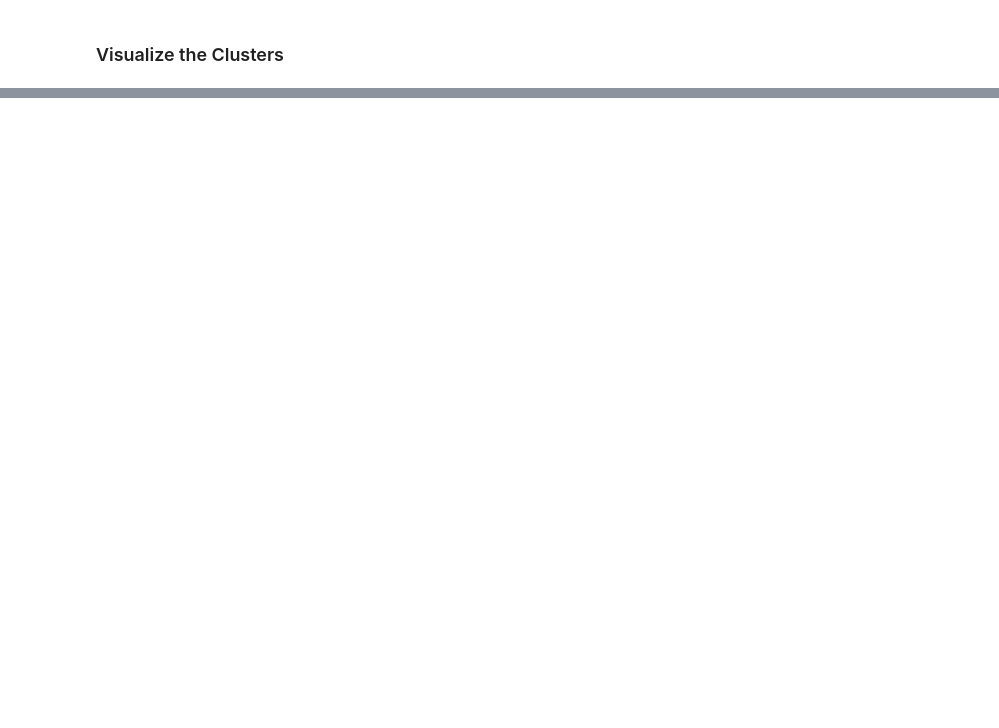
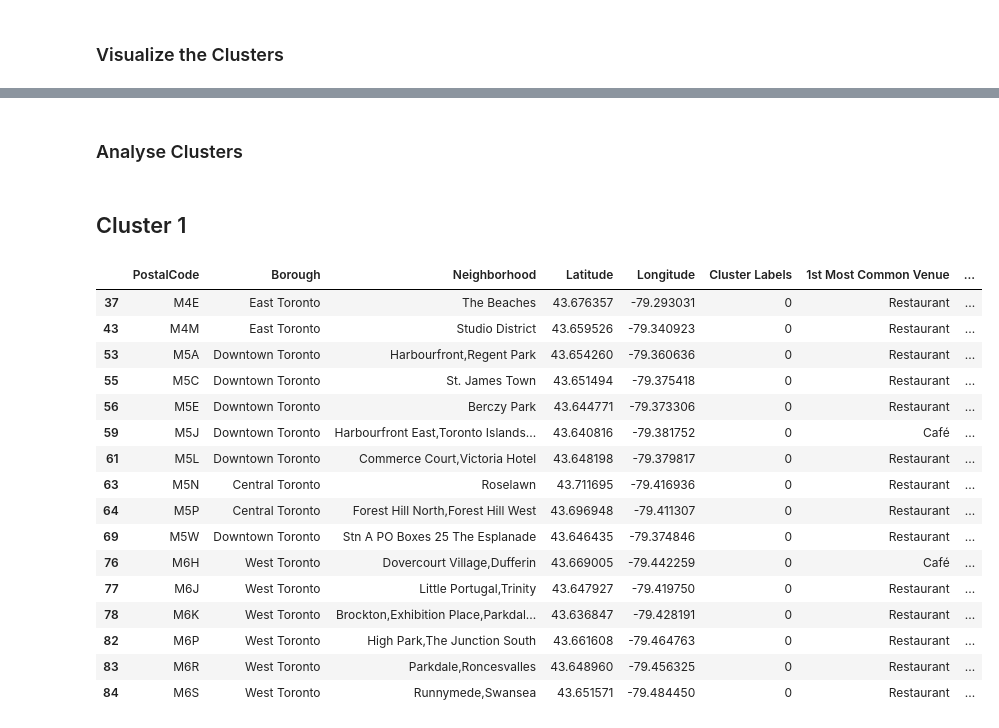
Before and after one commit to balas9977/Coursera_Capstone, a Jupyter notebook: Clustering Neighborhoods - Part 3.ipynb, the cells around one changed output, grey strips where cells are left out. Drawn from its saved outputs; the diff is of its cells as text; code cells hidden in the pictures; blank space fills up the shorter version.

```diff
--- a/Clustering Neighborhoods - Part 3.ipynb
+++ b/Clustering Neighborhoods - Part 3.ipynb
@@ -387,3 +439,27 @@ for lat, lon, poi, cluster in zip(toronto_df_with_clusters['Latitude'], toronto_
 map_clusters
 # %% [output]
 [interactive output not drawn]
+# %% [markdown]
+### Analyse Clusters
+# %% [markdown]
+## Cluster 1
+# %%
+toronto_df_with_clusters[toronto_df_with_clusters['Cluster Labels'] == 0]
+# %% [output]
+|  | PostalCode | Borough | Neighborhood | Latitude | Longitude | Cluster Labels | 1st Most Common Venue | ... |
+| 37 | M4E | East Toronto | The Beaches | 43.676357 | -79.293031 | 0 | Restaurant | ... |
+| 43 | M4M | East Toronto | Studio District | 43.659526 | -79.340923 | 0 | Restaurant | ... |
+| 53 | M5A | Downtown Toronto | Harbourfront,Regent Park | 43.654260 | -79.360636 | 0 | Restaurant | ... |
+| 55 | M5C | Downtown Toronto | St. James Town | 43.651494 | -79.375418 | 0 | Restaurant | ... |
+| 56 | M5E | Downtown Toronto | Berczy Park | 43.644771 | -79.373306 | 0 | Restaurant | ... |
+| 59 | M5J | Downtown Toronto | Harbourfront East,Toronto Islands... | 43.640816 | -79.381752 | 0 | Café | ... |
+| 61 | M5L | Downtown Toronto | Commerce Court,Victoria Hotel | 43.648198 | -79.379817 | 0 | Restaurant | ... |
+| 63 | M5N | Central Toronto | Roselawn | 43.711695 | -79.416936 | 0 | Restaurant | ... |
+| 64 | M5P | Central Toronto | Forest Hill North,Forest Hill West | 43.696948 | -79.411307 | 0 | Restaurant | ... |
+| 69 | M5W | Downtown Toronto | Stn A PO Boxes 25 The Esplanade | 43.646435 | -79.374846 | 0 | Restaurant | ... |
+| 76 | M6H | West Toronto | Dovercourt Village,Dufferin | 43.669005 | -79.442259 | 0 | Café | ... |
+| 77 | M6J | West Toronto | Little Portugal,Trinity | 43.647927 | -79.419750 | 0 | Restaurant | ... |
+| 78 | M6K | West Toronto | Brockton,Exhibition Place,Parkdal... | 43.636847 | -79.428191 | 0 | Restaurant | ... |
+| 82 | M6P | West Toronto | High Park,The Junction South | 43.661608 | -79.464763 | 0 | Restaurant | ... |
+| 83 | M6R | West Toronto | Parkdale,Roncesvalles | 43.648960 | -79.456325 | 0 | Restaurant | ... |
+| 84 | M6S | West Toronto | Runnymede,Swansea | 43.651571 | -79.484450 | 0 | Restaurant | ... |
```
Also changed, not shown: parts of 27 cells of this notebook.
